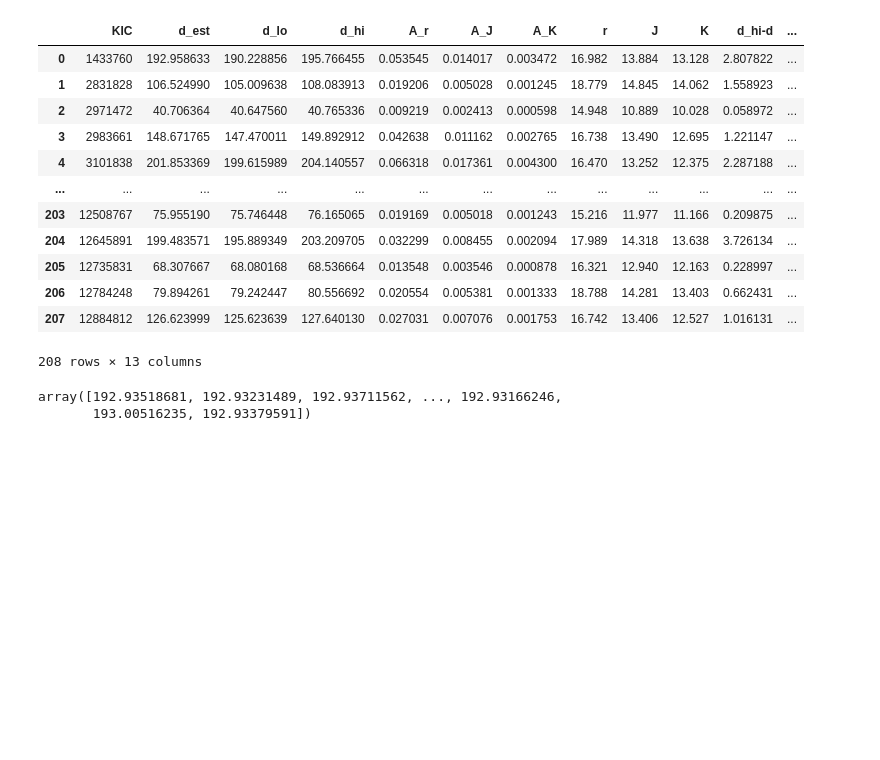
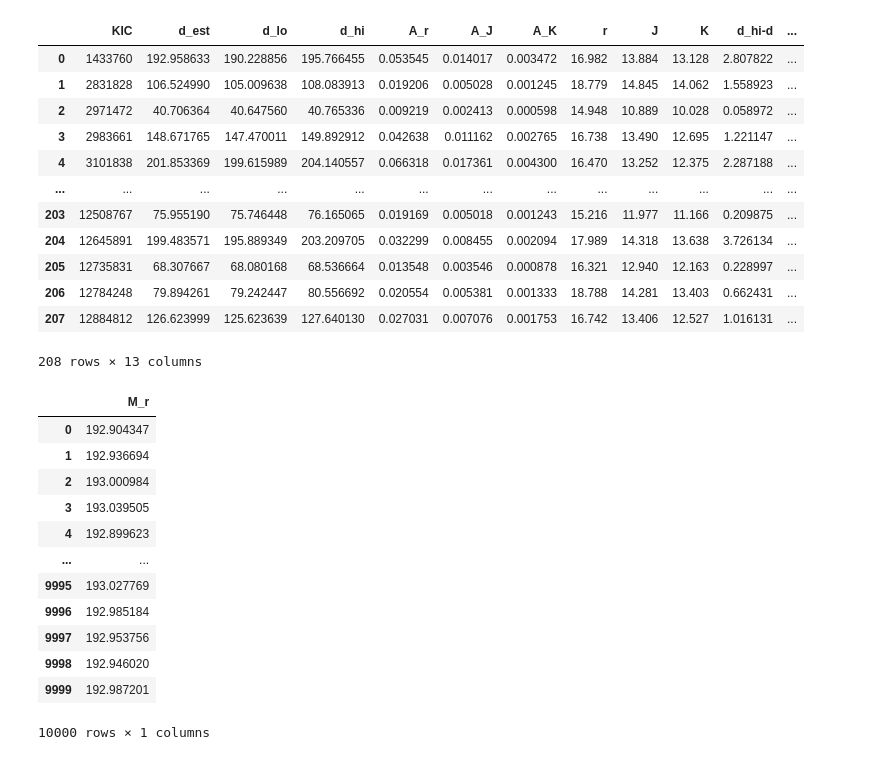
Before and after one commit to Nongbon/INTERNSHIP_NARIT, a Jupyter notebook: M_phot.ipynb, the cells around one changed output. Cells and saved outputs as stored; diff of their text form; code cells hidden in the pictures; blank space fills up the shorter version.

```diff
--- a/M_phot.ipynb
+++ b/M_phot.ipynb
@@ -57,9 +57,21 @@ data_phot
 208 rows × 13 columns
 # %%
 #GENERATE
-s = np.random.normal(data_phot.d_est[0] ,data_phot.sd[0], 10**4)
-s
+data_sample = np.random.normal(data_phot.d_est[0] ,data_phot.sd[0], 10**4)
+sample = pd.DataFrame(data_sample,columns=['M_r'])
+sample
 # %% [output]
+|  | M_r |
+| 0 | 192.904347 |
+| 1 | 192.936694 |
+| 2 | 193.000984 |
+| 3 | 193.039505 |
+| 4 | 192.899623 |
+| ... | ... |
+| 9995 | 193.027769 |
+| 9996 | 192.985184 |
+| 9997 | 192.953756 |
+| 9998 | 192.946020 |
+| 9999 | 192.987201 |
-array([192.93518681, 192.93231489, 192.93711562, ..., 192.93166246,
-       193.00516235, 192.93379591])
+10000 rows × 1 columns
 # %%
```
Also changed, not shown: parts of 9 cells of this notebook.
